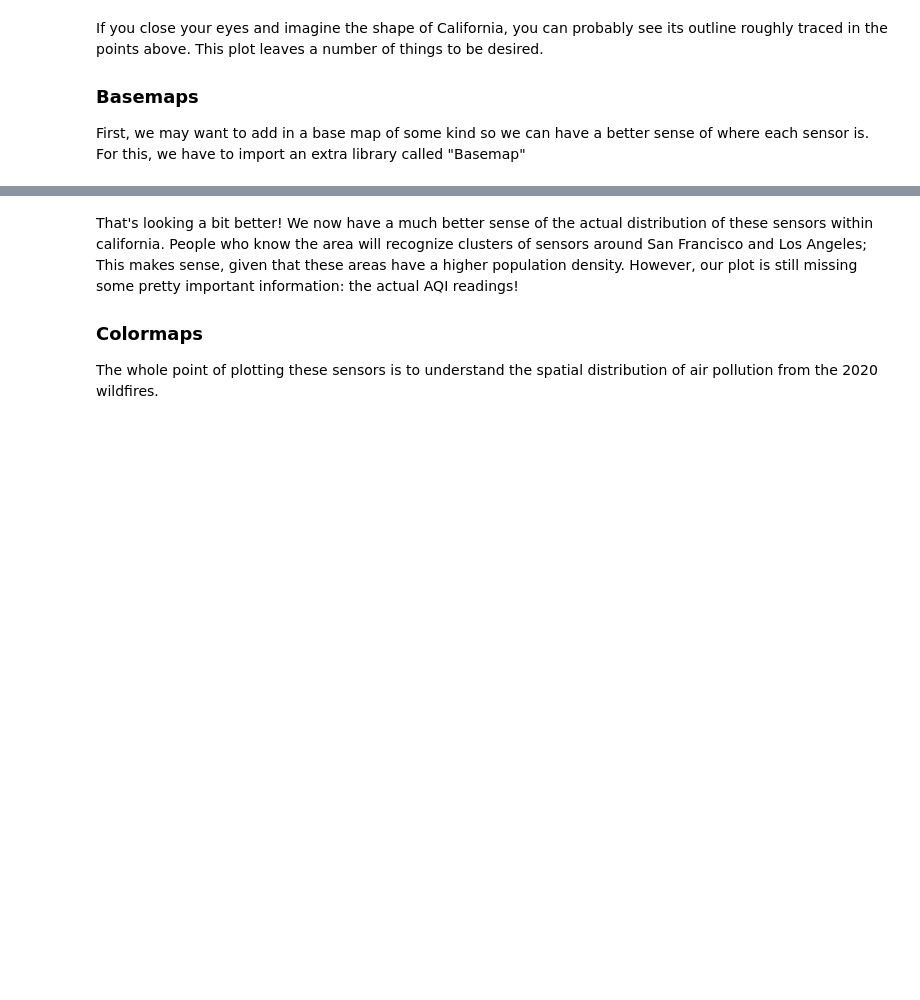
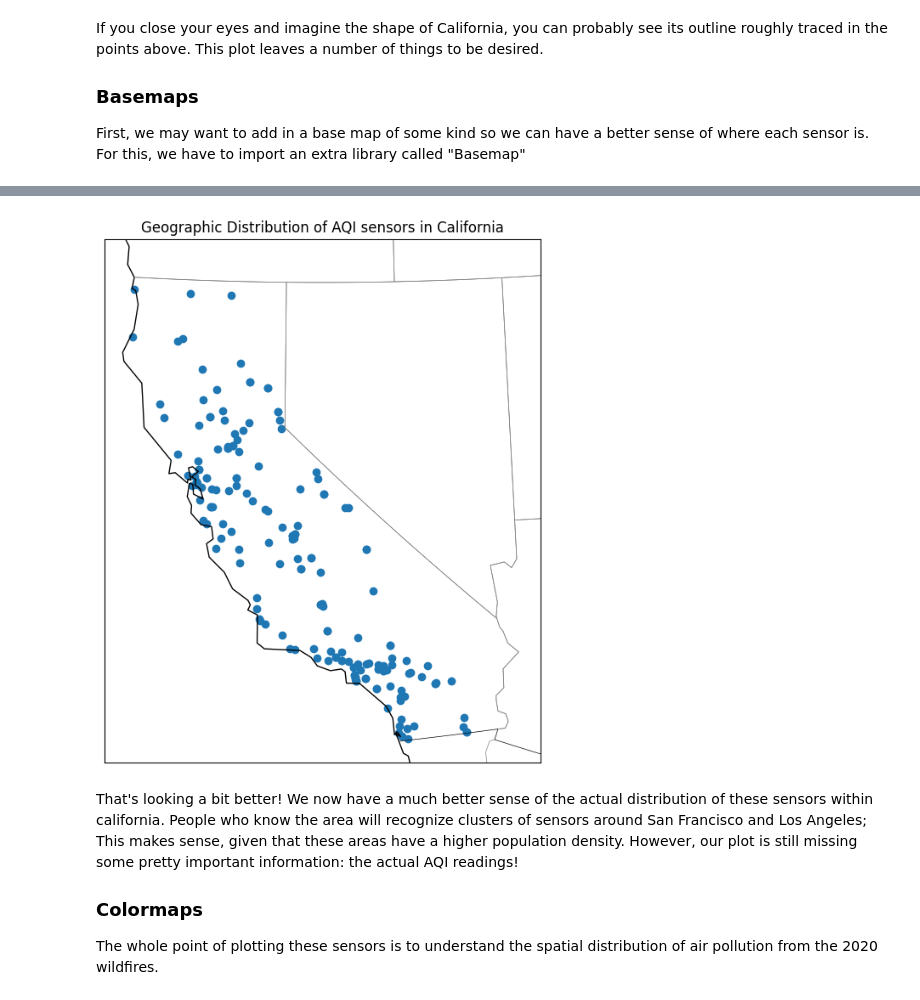
Before and after one commit to Geoschmitz/QM2, a Jupyter notebook: notebooks/W03. Spatial Data.ipynb, the cells around one changed output, grey strips where cells are left out. Drawn from its saved outputs; the diff is of its cells as text; code cells hidden in the pictures; blank space fills up the shorter version.

```diff
--- a/notebooks/W03. Spatial Data.ipynb
+++ b/notebooks/W03. Spatial Data.ipynb
@@ -282,10 +359,7 @@ map.drawcountries(color='black')
 map.drawstates(color='gray')
 
 # Finally, we add in our AQI sensor data on top of the basemap.
-map.scatter(
-    one_day['longitude'],
-    one_day['latitude'],
-    latlon=True)
+map.scatter(one_day['longitude'], one_day['latitude'], latlon=True)
 
 # as always, title your figure
 plt.title("Geographic Distribution of AQI sensors in California")
@@ -294,3 +368,4 @@ ImportError: dlopen(/Users/ollieballinger/miniconda3/envs/geo/lib/python3.9/site
+[figure, added]
 # %% [markdown]
 That's looking a bit better! We now have a much better sense of the actual distribution of these sensors within california. People who know the area will recognize clusters of sensors around San Francisco and Los Angeles; This makes sense, given that these areas have a higher population density. However, our plot is still missing some pretty important information: the actual AQI readings!
 
```
Also changed, not shown: parts of 19 cells of this notebook.
